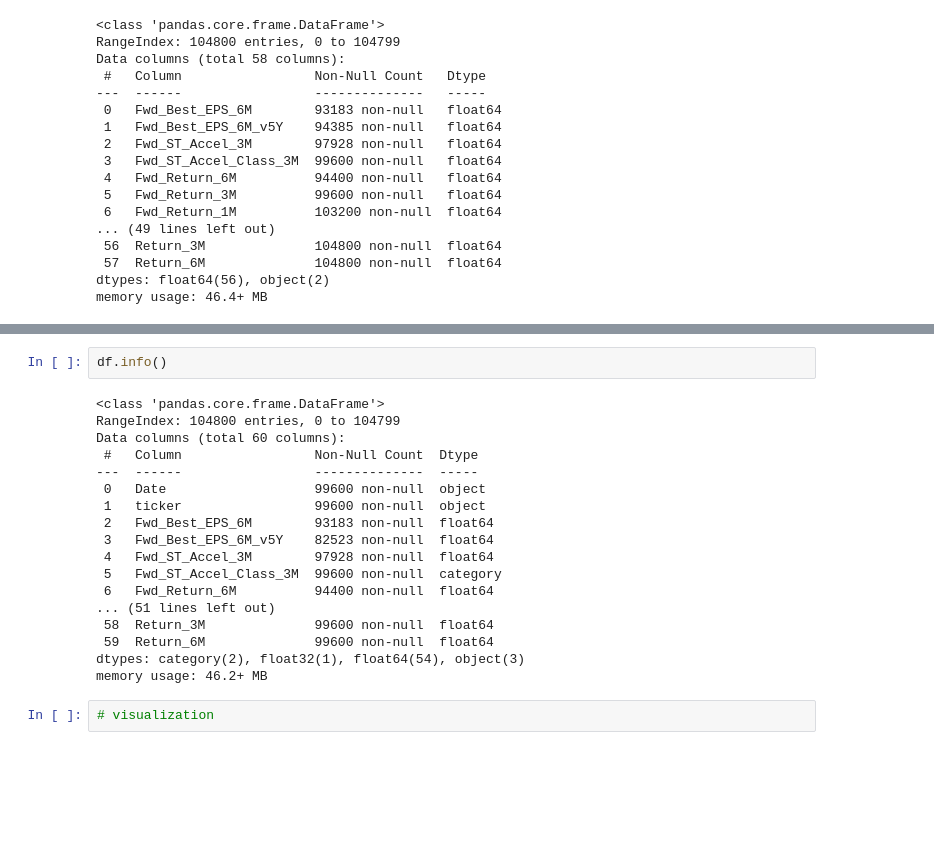
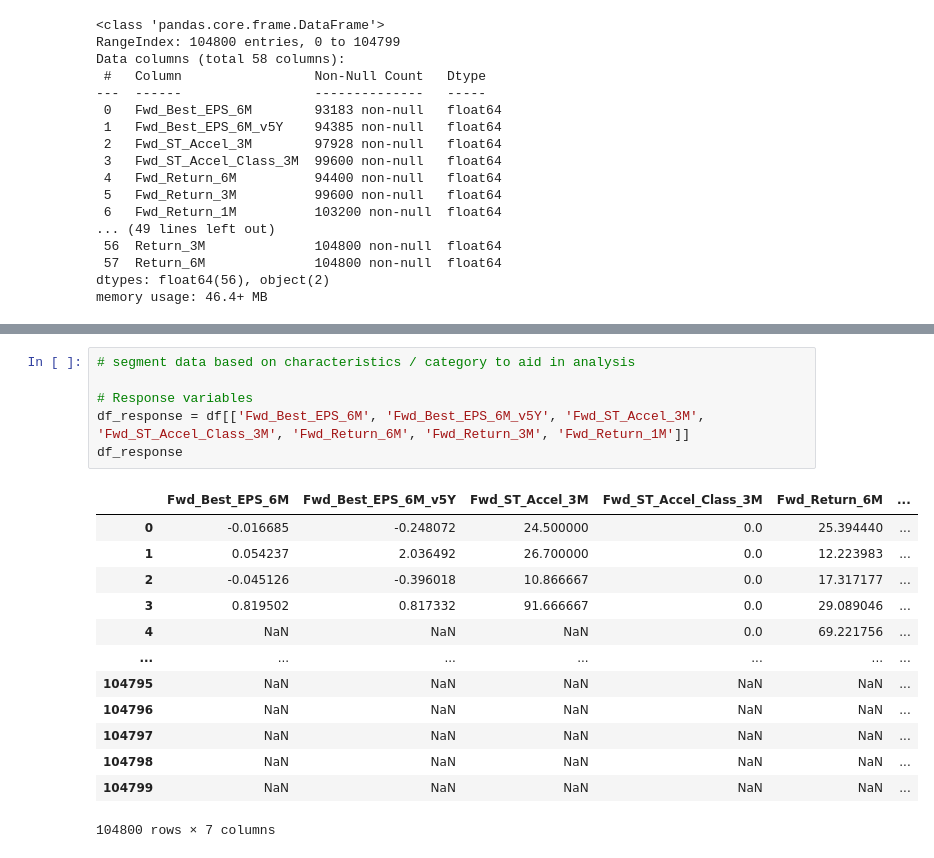
Before and after one commit to JosephWoodall/ML1_Project, a Jupyter notebook: ML1.ipynb, the cells around one changed output, grey strips where cells are left out. Cells and saved outputs as stored; diff of their text form; blank space fills up the shorter version.

```diff
--- a/ML1.ipynb
+++ b/ML1.ipynb
@@ -406,22 +345,20 @@ df
-# %%
-df.info()
-# %% [output]
-<class 'pandas.core.frame.DataFrame'>
-RangeIndex: 104800 entries, 0 to 104799
-Data columns (total 60 columns):
- #   Column                 Non-Null Count  Dtype
----  ------                 --------------  -----
- 0   Date                   99600 non-null  object
- 1   ticker                 99600 non-null  object
- 2   Fwd_Best_EPS_6M        93183 non-null  float64
- 3   Fwd_Best_EPS_6M_v5Y    82523 non-null  float64
- 4   Fwd_ST_Accel_3M        97928 non-null  float64
- 5   Fwd_ST_Accel_Class_3M  99600 non-null  category
- 6   Fwd_Return_6M          94400 non-null  float64
-... (51 lines left out)
- 58  Return_3M              99600 non-null  float64
- 59  Return_6M              99600 non-null  float64
-dtypes: category(2), float32(1), float64(54), object(3)
-memory usage: 46.2+ MB
-# %%
-# visualization
+# %%
+# segment data based on characteristics / category to aid in analysis
+
+# Response variables
+df_response = df[['Fwd_Best_EPS_6M', 'Fwd_Best_EPS_6M_v5Y', 'Fwd_ST_Accel_3M', 'Fwd_ST_Accel_Class_3M', 'Fwd_Return_6M', 'Fwd_Return_3M', 'Fwd_Return_1M']]
+df_response
+# %% [output]
+|  | Fwd_Best_EPS_6M | Fwd_Best_EPS_6M_v5Y | Fwd_ST_Accel_3M | Fwd_ST_Accel_Class_3M | Fwd_Return_6M | ... |
+| 0 | -0.016685 | -0.248072 | 24.500000 | 0.0 | 25.394440 | ... |
+| 1 | 0.054237 | 2.036492 | 26.700000 | 0.0 | 12.223983 | ... |
+| 2 | -0.045126 | -0.396018 | 10.866667 | 0.0 | 17.317177 | ... |
+| 3 | 0.819502 | 0.817332 | 91.666667 | 0.0 | 29.089046 | ... |
+| 4 | NaN | NaN | NaN | 0.0 | 69.221756 | ... |
+| ... | ... | ... | ... | ... | ... | ... |
+| 104795 | NaN | NaN | NaN | NaN | NaN | ... |
+| 104796 | NaN | NaN | NaN | NaN | NaN | ... |
+| 104797 | NaN | NaN | NaN | NaN | NaN | ... |
+| 104798 | NaN | NaN | NaN | NaN | NaN | ... |
+| 104799 | NaN | NaN | NaN | NaN | NaN | ... |
+104800 rows × 7 columns
```
Also changed, not shown: parts of 21 cells of this notebook.
